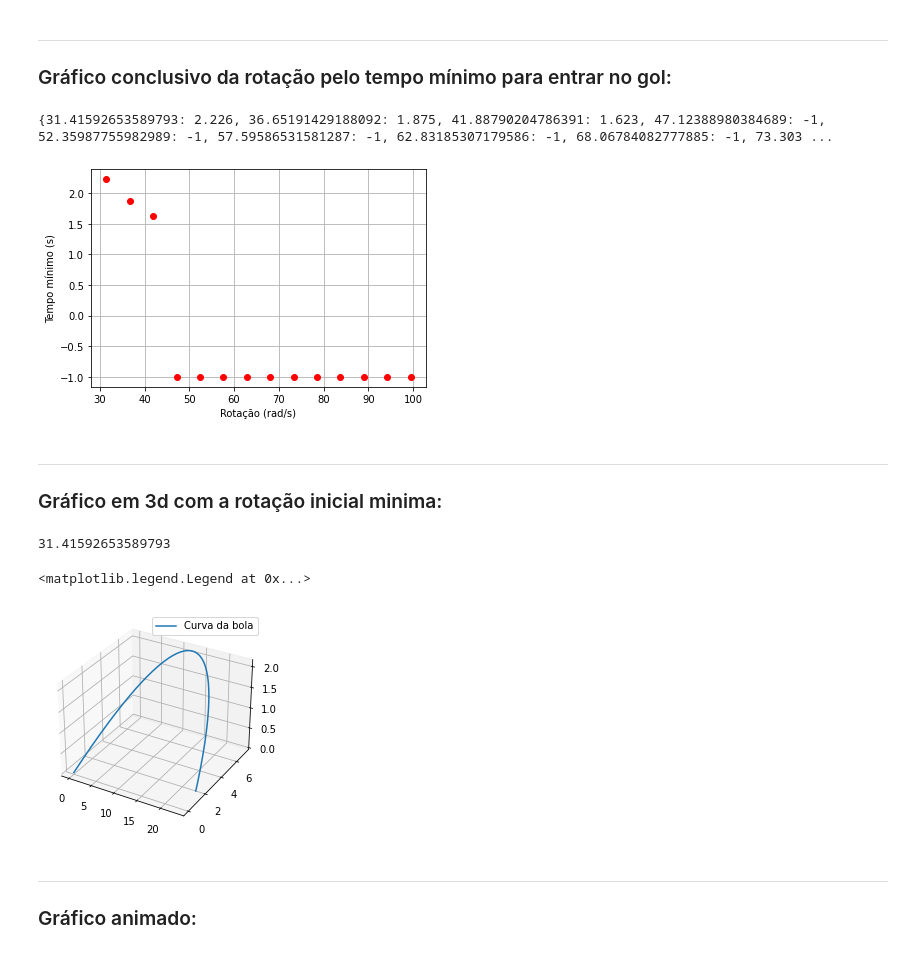
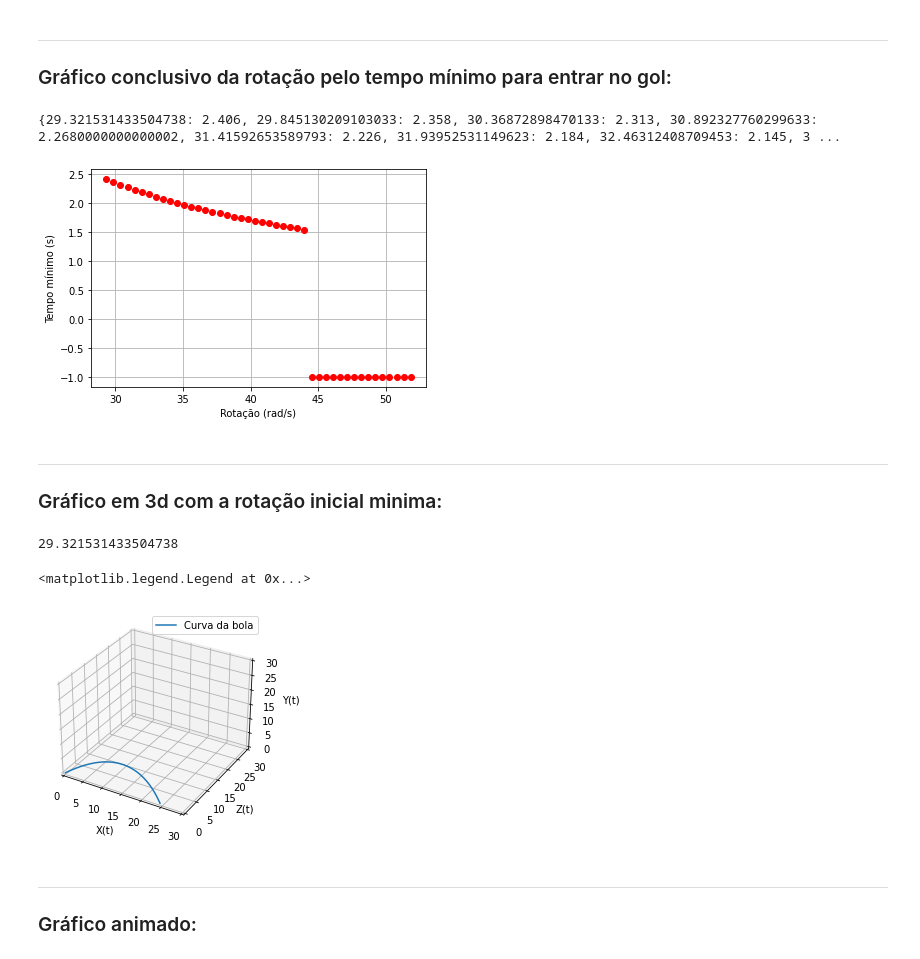
Before and after one commit to devfernandoa/Projeto-3-Modsim, a Jupyter notebook: Notebook.ipynb, the cells around one changed output. Drawn from its saved outputs; the diff is of its cells as text; code cells hidden in the pictures.

```diff
--- a/Notebook.ipynb
+++ b/Notebook.ipynb
@@ -228,7 +228,7 @@ plt.show()
 # %% [markdown]
 ### Alterando a rotação inicial da bola:
 # %%
-lista_rotacoes = np.arange(0, 1000, 50) / 30 * math.pi
+lista_rotacoes = np.arange(0, 500, 5) / 30 * math.pi
 lista_odeint = []
 tempo_minimo = {}
 
@@ -246,6 +246,9 @@ for rotacao in lista_rotacoes:
         elif lista_odeint_z[i] < 0 and lista_odeint_x[i] < distancia:
             tempo_minimo[rotacao] = -1
             break
+        elif lista_odeint_z[i] < 0 and lista_odeint_x[i] > distancia * 2 or lista_odeint_x[i] < 0:
+            tempo_minimo[rotacao] = -2
+            break
 
 rotacao_minima = 19312
 for rot, tempo in tempo_minimo.items():
@@ -267,28 +270,36 @@ plt.ylabel("Tempo mínimo (s)")
 plt.grid(True)
 plt.show()
 # %% [output]
-{31.41592653589793: 2.226, 36.65191429188092: 1.875, 41.88790204786391: 1.623, 47.12388980384689: -1, 52.35987755982989: -1, 57.59586531581287: -1, 62.83185307179586: -1, 68.06784082777885: -1, 73.303 ...
+{29.321531433504738: 2.406, 29.845130209103033: 2.358, 30.36872898470133: 2.313, 30.892327760299633: 2.2680000000000002, 31.41592653589793: 2.226, 31.93952531149623: 2.184, 32.46312408709453: 2.145, 3 ...
-[figure, old version]
+[figure, new version]
 # %% [markdown]
 ---
 ### Gráfico em 3d com a rotação inicial minima:
 # %%
 # Odeint da rotação certa
 print(rotacao_minima)
 ci = [x0, y0, z0, vx0, vy0, vz0, rotacao_minima] # Não é 500, valor arbitrario pra gerar o gráfico
 odeint_rotacao = odeint(modelo2, ci, lista_tempo)
 x_odeint = odeint_rotacao[:,0]
 y_odeint = odeint_rotacao[:,1]
 z_odeint = odeint_rotacao[:,2]
 
 fig = plt.figure()
 ax = fig.gca(projection='3d')
-ax.plot(x_odeint, y_odeint, z_odeint, label='Curva da bola')
+ax.axes.set_xlim3d(left=0, right=30)
+ax.axes.set_ylim3d(bottom=0, top=30)
+ax.axes.set_zlim3d(bottom=0, top=30)
+
+ax.set_xlabel('X(t)')
+ax.set_ylabel('Z(t)')
+ax.set_zlabel('Y(t)')
+
+ax.plot(x_odeint, z_odeint, y_odeint, label='Curva da bola')
 ax.legend()
 # %% [output]
-31.41592653589793
+29.321531433504738
 <matplotlib.legend.Legend at 0x...>
-[figure, old version]
+[figure, new version]
 # %% [markdown]
 ---
 ### Gráfico animado:
```
